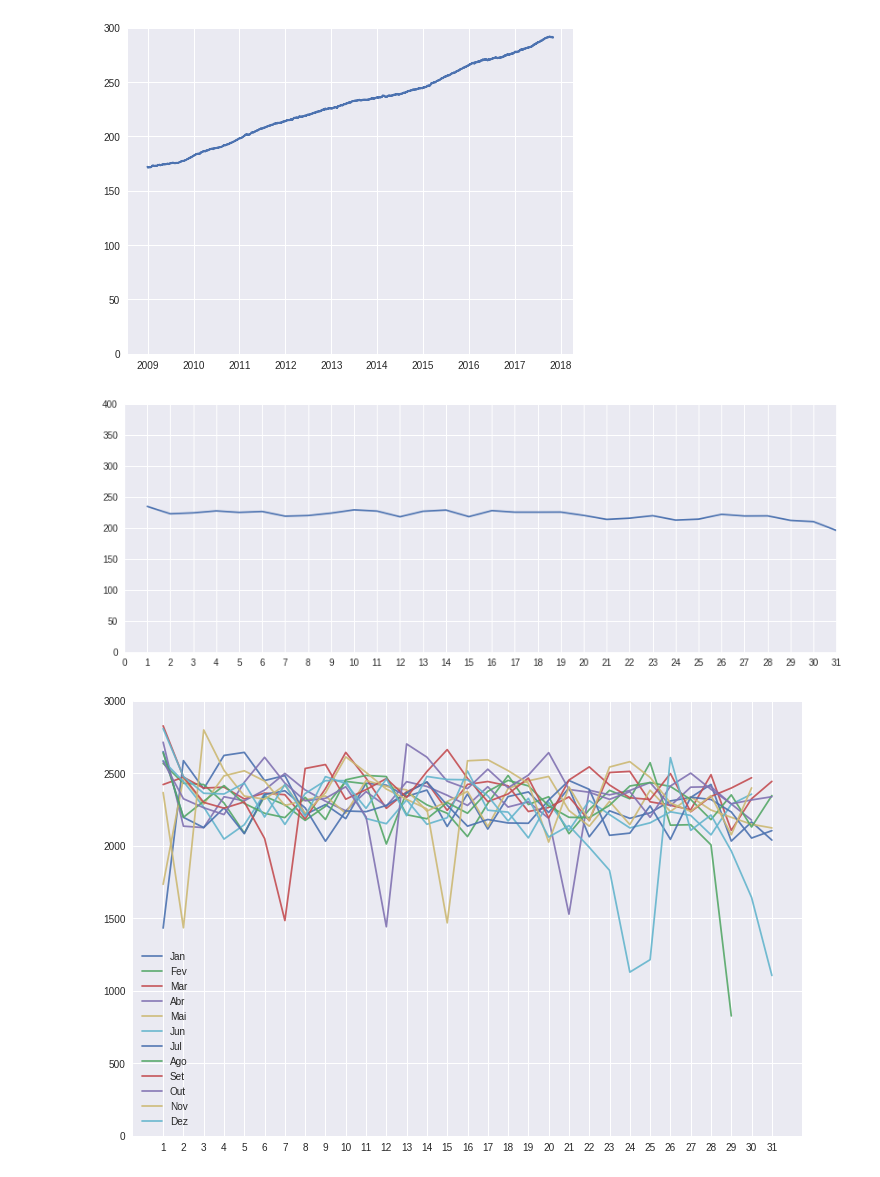
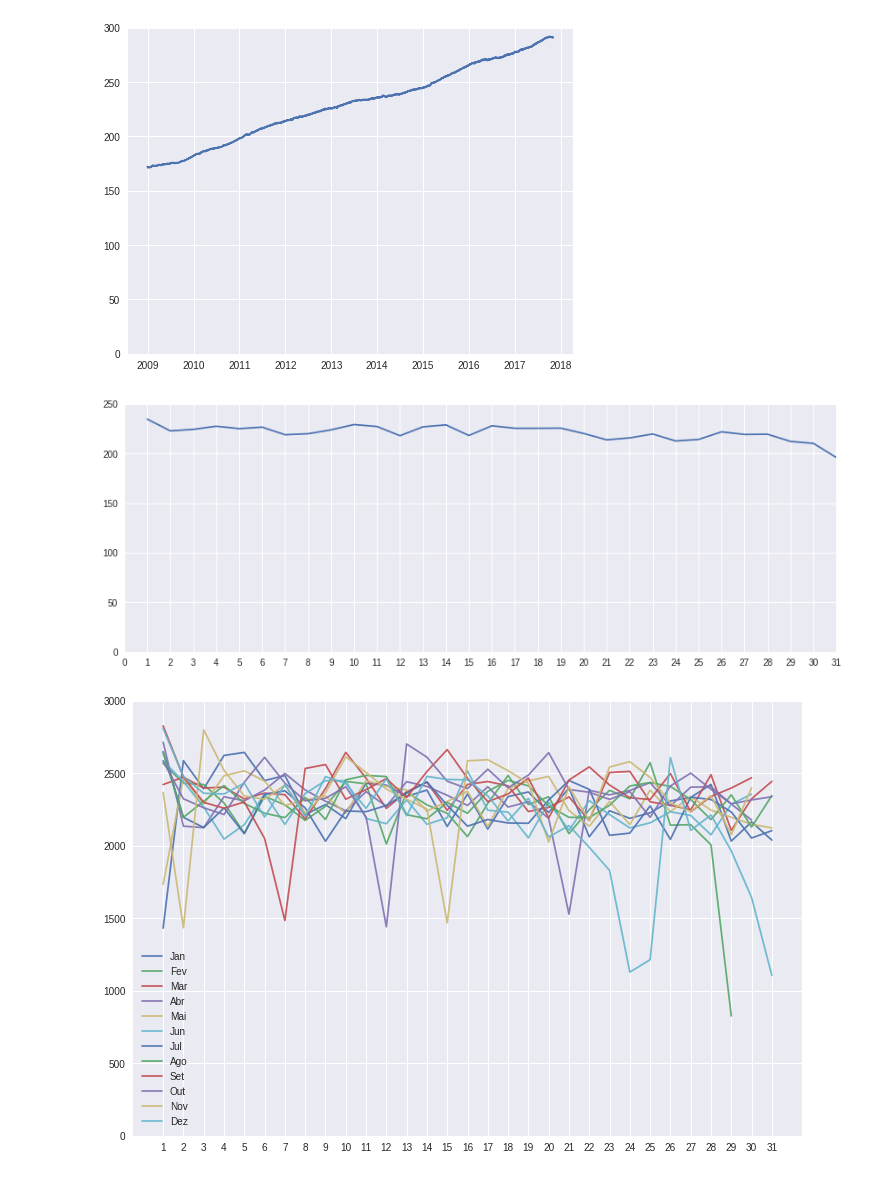
Before and after one commit to gbletsch/hematologic_hospitalizations_brazil, a Jupyter notebook: tcc.ipynb, the cells around one changed output. Cells and saved outputs as stored; diff of their text form; code cells hidden in the pictures.

```diff
--- a/tcc.ipynb
+++ b/tcc.ipynb
@@ -84,12 +84,12 @@ plt.show()
 # %%
 # media de internações por dia do mês
 
-int_by_day.groupby(int_by_day.index.day).mean().plot(figsize=(14, 5), xlim=(0, 31), ylim=(0,400),
+int_by_day.groupby(int_by_day.index.day).mean().plot(figsize=(14, 5), xlim=(0, 31), ylim=(0,250),
                                                      xticks=(np.arange(32)))
 plt.show()
 # deixei até o dia 30 porque pocos meses tem 31 dias
 # %% [output]
-[figure, old version]
+[figure, new version]
 # %%
 months = ['Jan', 'Fev', 'Mar', 'Abr', 'Mai', 'Jun', 'Jul', 'Ago', 'Set', 'Out', 'Nov', 'Dez']
 # %%
```
Also changed, not shown: parts of 3 cells of this notebook, 4 other files.
